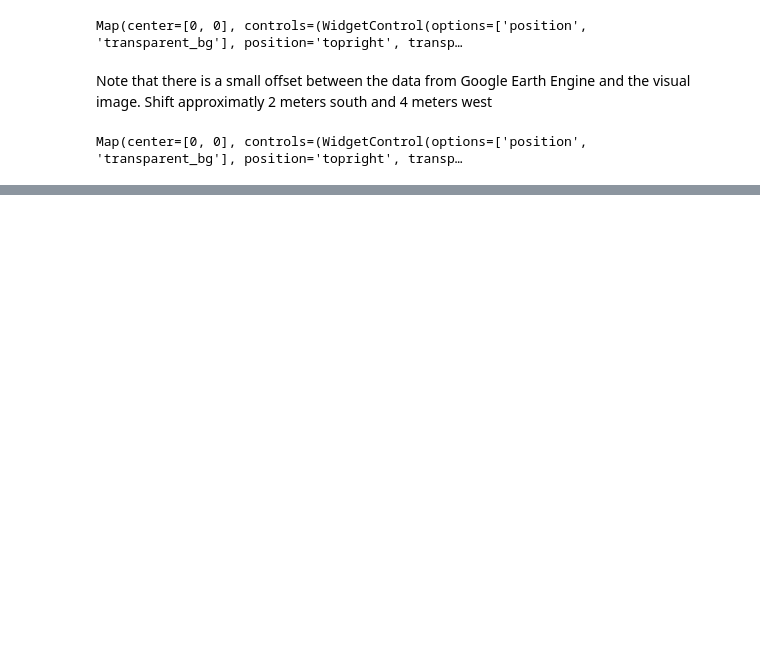
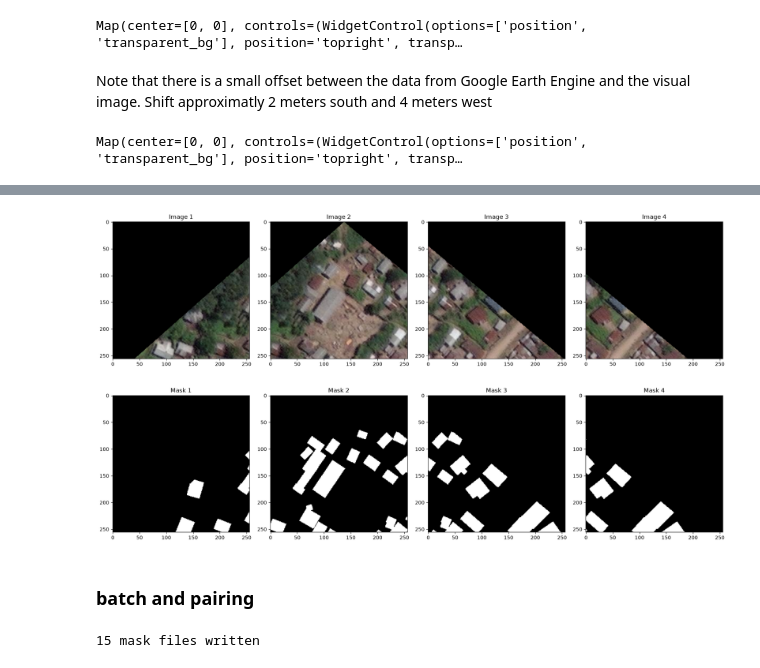
Before and after one commit to LilSheesh7/sds320, a Jupyter notebook: notebooks/main_notebook.ipynb, the cells around one changed output, grey strips where cells are left out. Cells and saved outputs as stored; diff of their text form; code cells hidden in the pictures; blank space fills up the shorter version.

```diff
--- a/notebooks/main_notebook.ipynb
+++ b/notebooks/main_notebook.ipynb
@@ -292,0 +396,34 @@ Map(center=[0, 0], controls=(WidgetControl(options=['position', 'transparent_bg'
+# %%
+fig = geoai.display_training_tiles(
+    output_dir="../data/prototype",
+    num_tiles=4,
+    figsize=(18, 10),
+)
+# %% [output]
+[figure, added]
+# %% [markdown]
+### batch and pairing
+# %%
+from shapely.geometry import box
+from pathlib import Path
+
+
+data_dir = Path("../data/prototype")
+img_dir = data_dir / "images"
+mask_dir = data_dir / "masks"
+mask_dir.mkdir(parents=True, exist_ok=True)
+
+buildings = gpd.read_file("../data/processed/buildings_prototype.gpkg")
+
+for img_path in sorted(img_dir.glob("*.tif")):
+    with rasterio.open(img_path) as src:
+        tile_box = box(*src.bounds)
+        tile_crs = src.crs
+
+    tile_buildings = buildings.to_crs(tile_crs)
+    tile_buildings = tile_buildings[tile_buildings.intersects(tile_box)]
+    tile_buildings.to_file(mask_dir / f"{img_path.stem}.geojson", driver="GeoJSON")
+
+print(len(list(mask_dir.glob("*.geojson"))), "mask files written")
+# %% [output]
+15 mask files written
```
Also changed, not shown: parts of 16 cells of this notebook.
